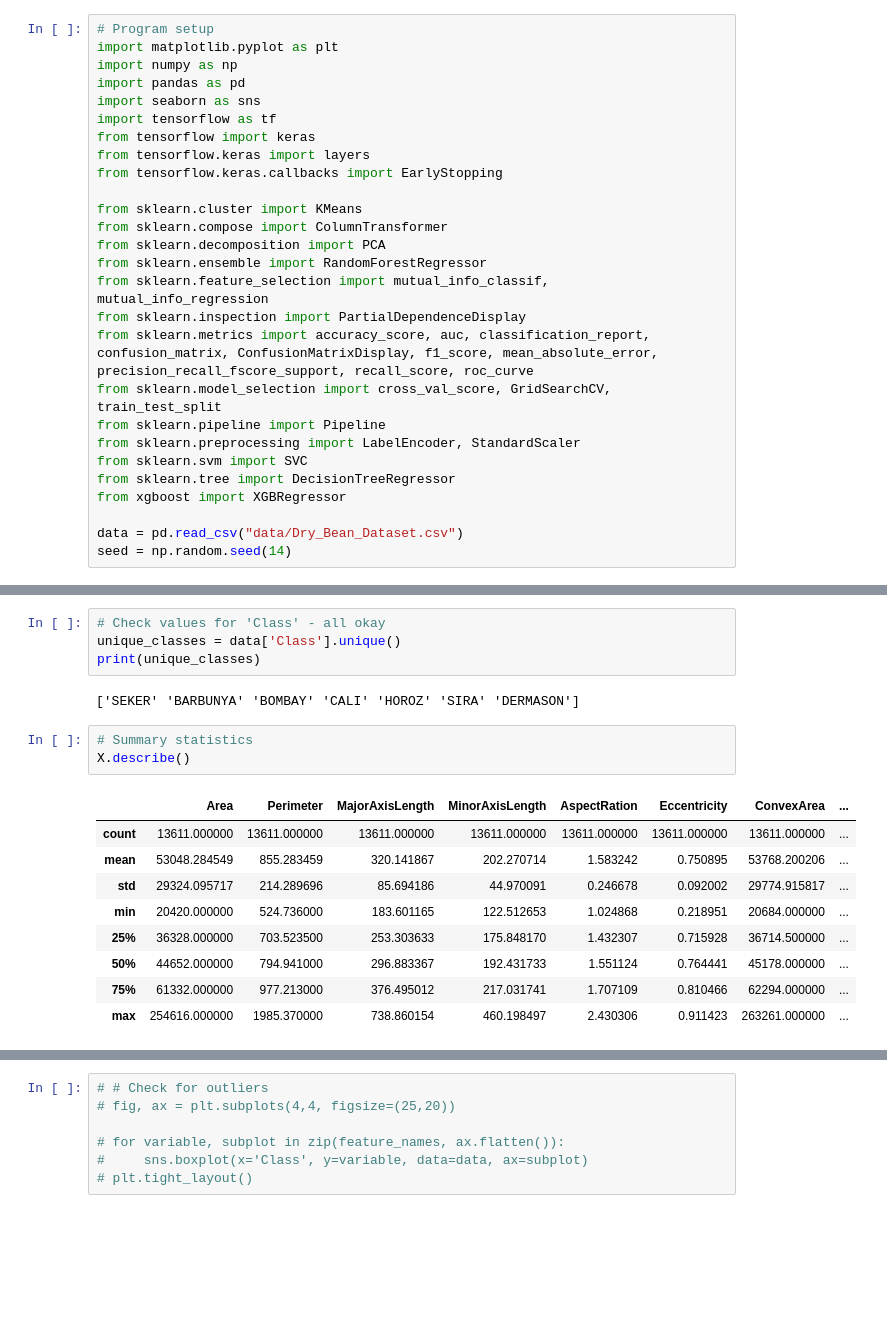
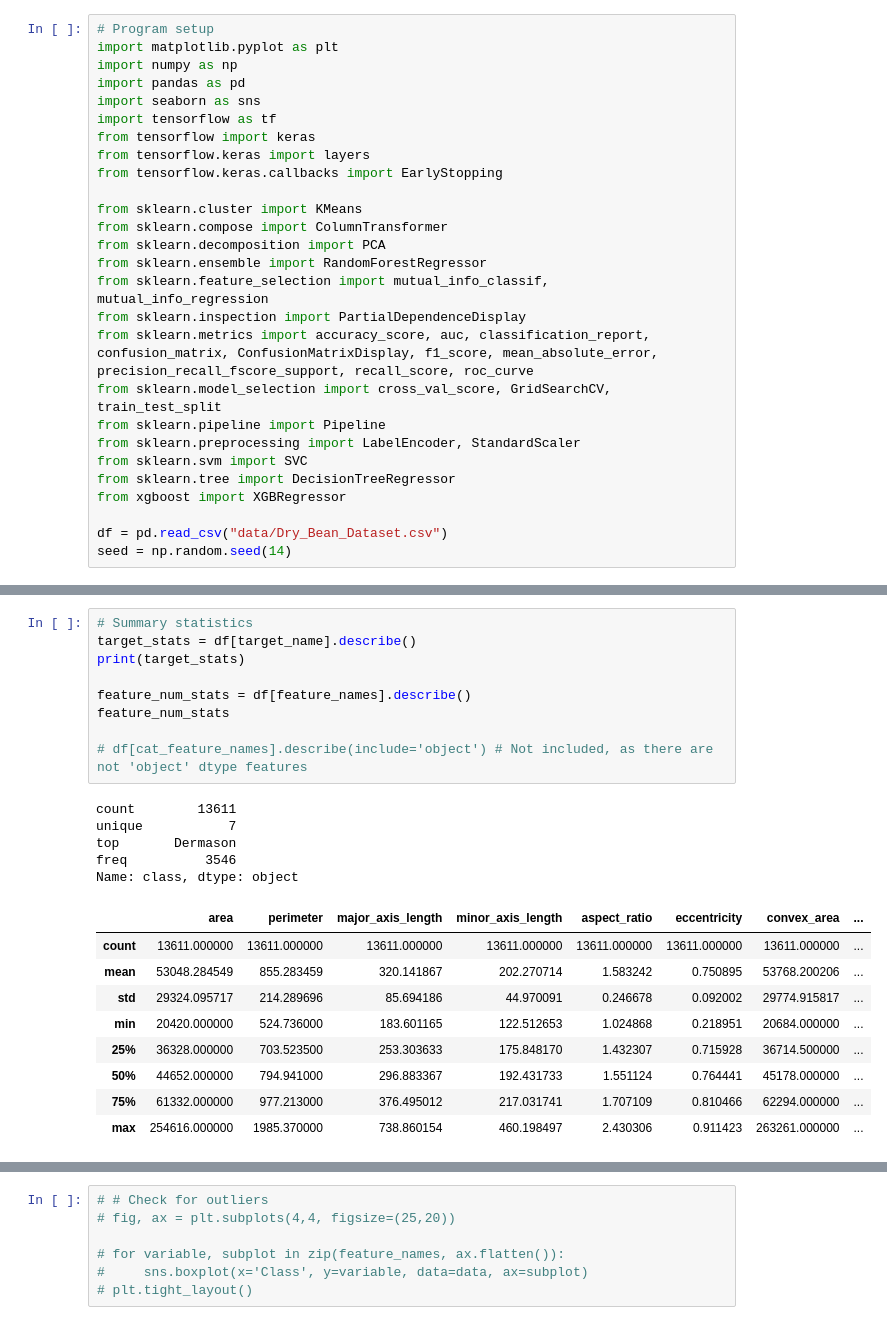
Before and after one commit to lukeeaton/ml_project_repo, a Jupyter notebook: ml_assessment.ipynb, the cells around one changed output, grey strips where cells are left out. Cells and saved outputs as stored; diff of their text form; blank space fills up the shorter version.

```diff
--- a/ml_assessment.ipynb
+++ b/ml_assessment.ipynb
@@ -23,5 +23,5 @@ from sklearn.svm import SVC
 from sklearn.tree import DecisionTreeRegressor
 from xgboost import XGBRegressor
 
-data = pd.read_csv("data/Dry_Bean_Dataset.csv")
+df = pd.read_csv("data/Dry_Bean_Dataset.csv")
 seed = np.random.seed(14)
@@ -103,23 +149,28 @@ Class              0
 dtype: int64
-# %%
-# Check values for 'Class' - all okay
-unique_classes = data['Class'].unique()
-print(unique_classes)
-# %% [output]
-['SEKER' 'BARBUNYA' 'BOMBAY' 'CALI' 'HOROZ' 'SIRA' 'DERMASON']
-# %%
-# Summary statistics
-X.describe()
-# %% [output]
-|  | Area | Perimeter | MajorAxisLength | MinorAxisLength | AspectRation | Eccentricity | ConvexArea | ... |
-| count | 13611.000000 | 13611.000000 | 13611.000000 | 13611.000000 | 13611.000000 | 13611.000000 | 13611.000000 | ... |
-| mean | 53048.284549 | 855.283459 | 320.141867 | 202.270714 | 1.583242 | 0.750895 | 53768.200206 | ... |
-| std | 29324.095717 | 214.289696 | 85.694186 | 44.970091 | 0.246678 | 0.092002 | 29774.915817 | ... |
-| min | 20420.000000 | 524.736000 | 183.601165 | 122.512653 | 1.024868 | 0.218951 | 20684.000000 | ... |
-| 25% | 36328.000000 | 703.523500 | 253.303633 | 175.848170 | 1.432307 | 0.715928 | 36714.500000 | ... |
-| 50% | 44652.000000 | 794.941000 | 296.883367 | 192.431733 | 1.551124 | 0.764441 | 45178.000000 | ... |
-| 75% | 61332.000000 | 977.213000 | 376.495012 | 217.031741 | 1.707109 | 0.810466 | 62294.000000 | ... |
-| max | 254616.000000 | 1985.370000 | 738.860154 | 460.198497 | 2.430306 | 0.911423 | 263261.000000 | ... |
+# %%
+# Summary statistics
+target_stats = df[target_name].describe()
+print(target_stats)
+
+feature_num_stats = df[feature_names].describe()
+feature_num_stats
+
+# df[cat_feature_names].describe(include='object') # Not included, as there are not 'object' dtype features
+# %% [output]
+count        13611
+unique           7
+top       Dermason
+freq          3546
+Name: class, dtype: object
+|  | area | perimeter | major_axis_length | minor_axis_length | aspect_ratio | eccentricity | convex_area | ... |
+| count | 13611.000000 | 13611.000000 | 13611.000000 | 13611.000000 | 13611.000000 | 13611.000000 | 13611.000000 | ... |
+| mean | 53048.284549 | 855.283459 | 320.141867 | 202.270714 | 1.583242 | 0.750895 | 53768.200206 | ... |
+| std | 29324.095717 | 214.289696 | 85.694186 | 44.970091 | 0.246678 | 0.092002 | 29774.915817 | ... |
+| min | 20420.000000 | 524.736000 | 183.601165 | 122.512653 | 1.024868 | 0.218951 | 20684.000000 | ... |
+| 25% | 36328.000000 | 703.523500 | 253.303633 | 175.848170 | 1.432307 | 0.715928 | 36714.500000 | ... |
+| 50% | 44652.000000 | 794.941000 | 296.883367 | 192.431733 | 1.551124 | 0.764441 | 45178.000000 | ... |
+| 75% | 61332.000000 | 977.213000 | 376.495012 | 217.031741 | 1.707109 | 0.810466 | 62294.000000 | ... |
+| max | 254616.000000 | 1985.370000 | 738.860154 | 460.198497 | 2.430306 | 0.911423 | 263261.000000 | ... |
 # %%
 # Visualise distribution of target
 sns.set_style('whitegrid')
```
Also changed, not shown: parts of 12 cells of this notebook.
